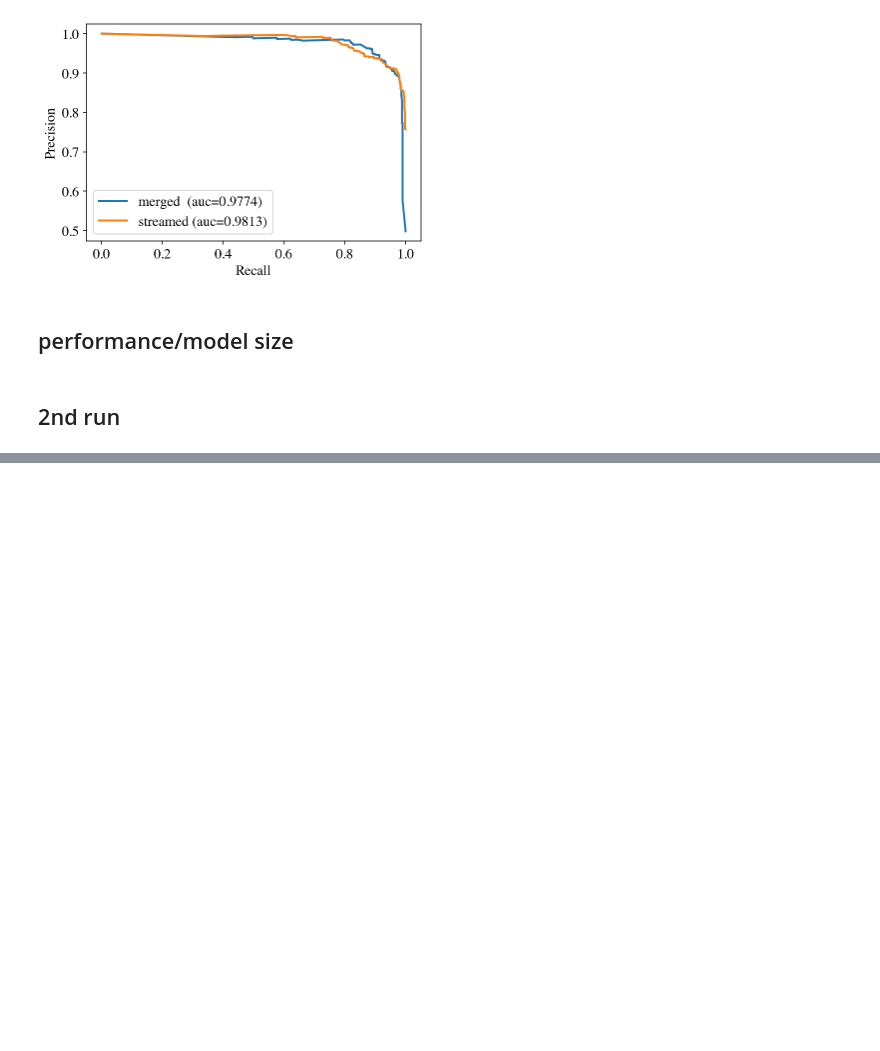
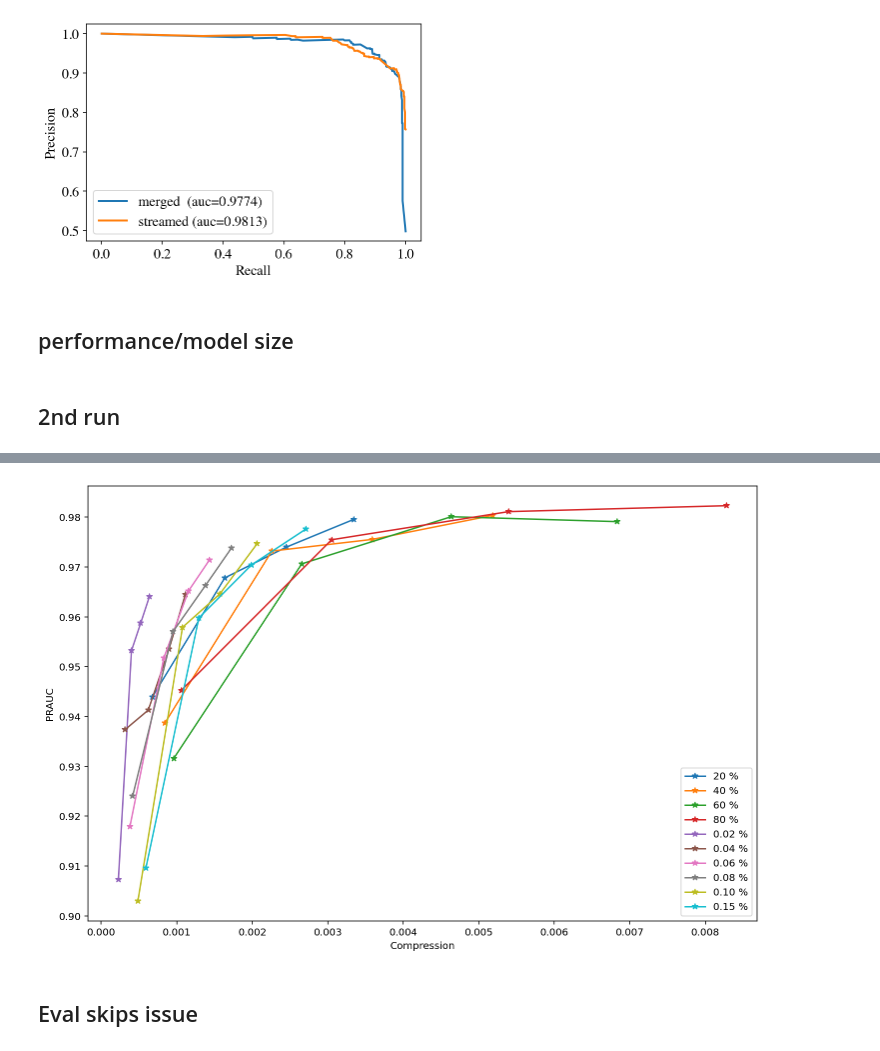
Before and after one commit to jrybicki-jsc/smms, a Jupyter notebook: graphla/newcluster_results.ipynb, the cells around one changed output, grey strips where cells are left out. Saved outputs shown, nothing was run; the diff lists cells and outputs as text; code cells hidden in the pictures; blank space fills up the shorter version.

```diff
--- a/graphla/newcluster_results.ipynb
+++ b/graphla/newcluster_results.ipynb
@@ -369,0 +412,17 @@ plt.ylabel('PRAUC');
+# %%
+#PRAUC on y axis and compression on the x axis
+plt.figure(figsize=(12,8))
+
+for k, ss in sizes_old.items():
+    plt.plot(list(map(lambda x: x/f_size, ss)), aucs_old[k],'-*', label=f"{k*10} %")
+
+for k,ss in sizes_new.items():
+    plt.plot(list(map(lambda x: x/f_size, ss)), aucs_new[k],'-*', label=f"{k} %")
+
+plt.legend()
+plt.xlabel('Compression')
+plt.ylabel('PRAUC');
+# %% [output]
+[figure, added]
+# %% [markdown]
+## Eval skips issue
```
Also changed, not shown: parts of 22 cells of this notebook.
